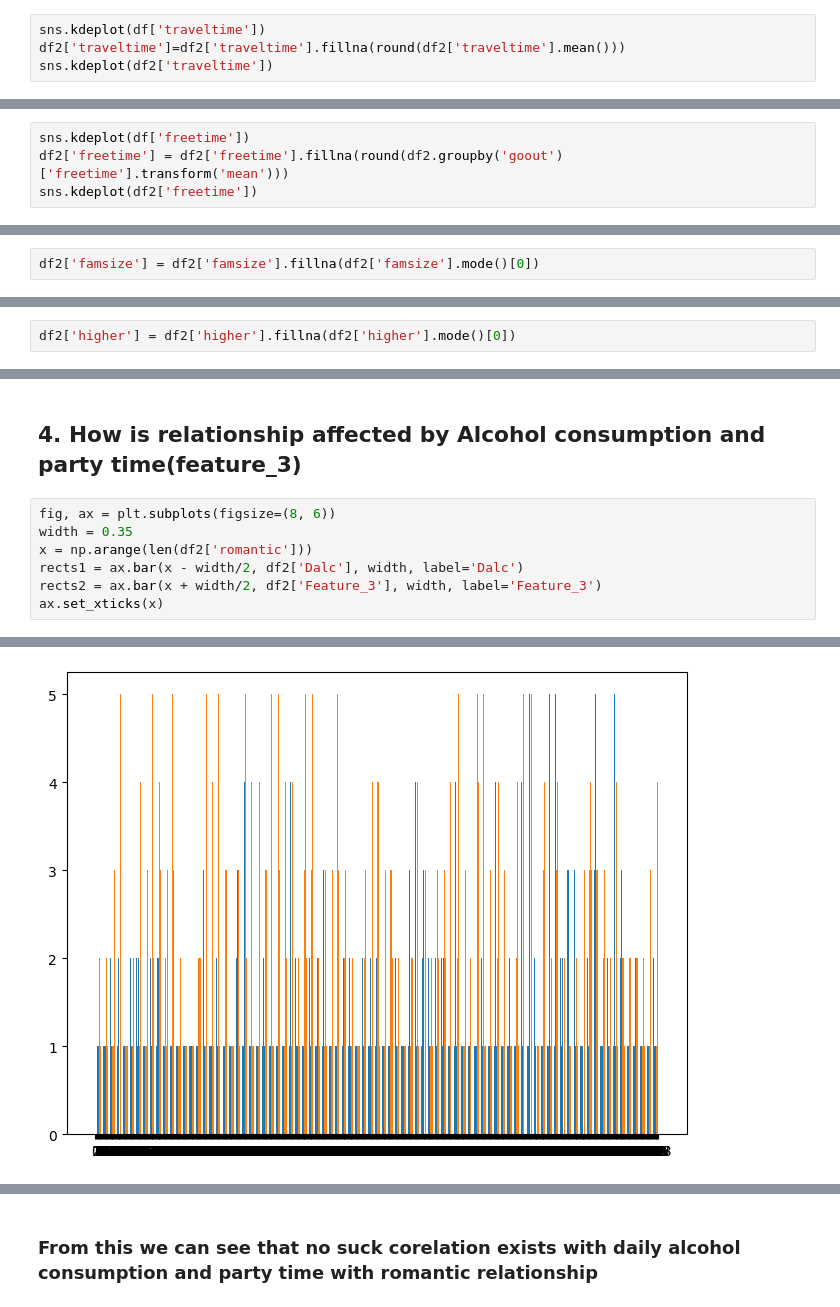
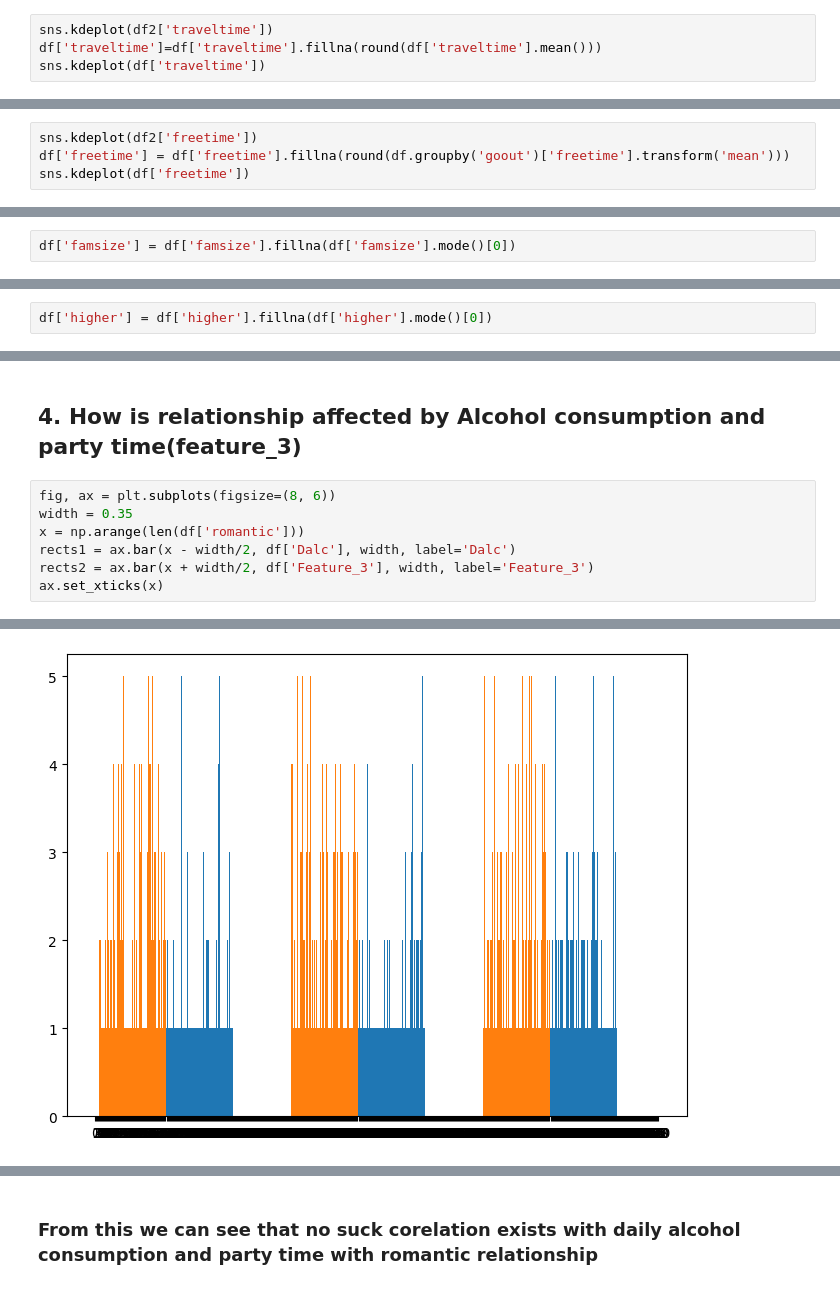
Before and after one commit to mantis2404/CampusPulse-and-LangGraph, a Jupyter notebook: CampusPulse.ipynb, the cells around one changed output, grey strips where cells are left out. Cells and saved outputs as stored; diff of their text form.

```diff
--- a/CampusPulse.ipynb
+++ b/CampusPulse.ipynb
@@ -366,6 +343,6 @@ plt.hist(df['traveltime'].dropna(),color='cyan',bins=4,edgecolor='black')
 # %%
+sns.kdeplot(df2['traveltime'])
+df['traveltime']=df['traveltime'].fillna(round(df['traveltime'].mean()))
 sns.kdeplot(df['traveltime'])
-df2['traveltime']=df2['traveltime'].fillna(round(df2['traveltime'].mean()))
-sns.kdeplot(df2['traveltime'])
 # %% [output]
 <Axes: xlabel='traveltime', ylabel='Density'>
@@ -375,7 +352,7 @@ sns.kdeplot(df2['traveltime'])
 # %% [markdown]
 ## For freetime
 # %%
+sns.kdeplot(df2['freetime'])
+df['freetime'] = df['freetime'].fillna(round(df.groupby('goout')['freetime'].transform('mean')))
 sns.kdeplot(df['freetime'])
-df2['freetime'] = df2['freetime'].fillna(round(df2.groupby('goout')['freetime'].transform('mean')))
-sns.kdeplot(df2['freetime'])
 # %% [output]
@@ -391,11 +363,11 @@ See the caveats in the documentation: https://pandas.pydata.org/pandas-docs/stab
 # %% [markdown]
 ## For famsize
 # %%
-df2['famsize'] = df2['famsize'].fillna(df2['famsize'].mode()[0])
+df['famsize'] = df['famsize'].fillna(df['famsize'].mode()[0])
 # %% [markdown]
 ## For higher
 # %%
-df2['higher'] = df2['higher'].fillna(df2['higher'].mode()[0])
+df['higher'] = df['higher'].fillna(df['higher'].mode()[0])
 # %% [markdown]
 # LEVEL-3
 # %% [markdown]
@@ -439,9 +411,9 @@ df2['romantic'].value_counts().plot.pie(autopct='%1.1f%%', figsize=(6,6),explode
 # %%
 fig, ax = plt.subplots(figsize=(8, 6))
 width = 0.35
-x = np.arange(len(df2['romantic']))
-rects1 = ax.bar(x - width/2, df2['Dalc'], width, label='Dalc')
-rects2 = ax.bar(x + width/2, df2['Feature_3'], width, label='Feature_3')
+x = np.arange(len(df['romantic']))
+rects1 = ax.bar(x - width/2, df['Dalc'], width, label='Dalc')
+rects2 = ax.bar(x + width/2, df['Feature_3'], width, label='Feature_3')
 ax.set_xticks(x)
 # %% [output]
 [<matplotlib.axis.XTick at 0x...>,
@@ -460,6 +432,6 @@ ax.set_xticks(x)
  <matplotlib.axis.XTick at 0x...>,
  <matplotlib.axis.XTick at 0x...>,
  <matplotlib.axis.XTick at 0x...>,
  <matplotlib.axis.XTick at 0x...>]
-[figure, old version]
+[figure, new version]
 # %%
```
Also changed, not shown: parts of 38 cells of this notebook.
